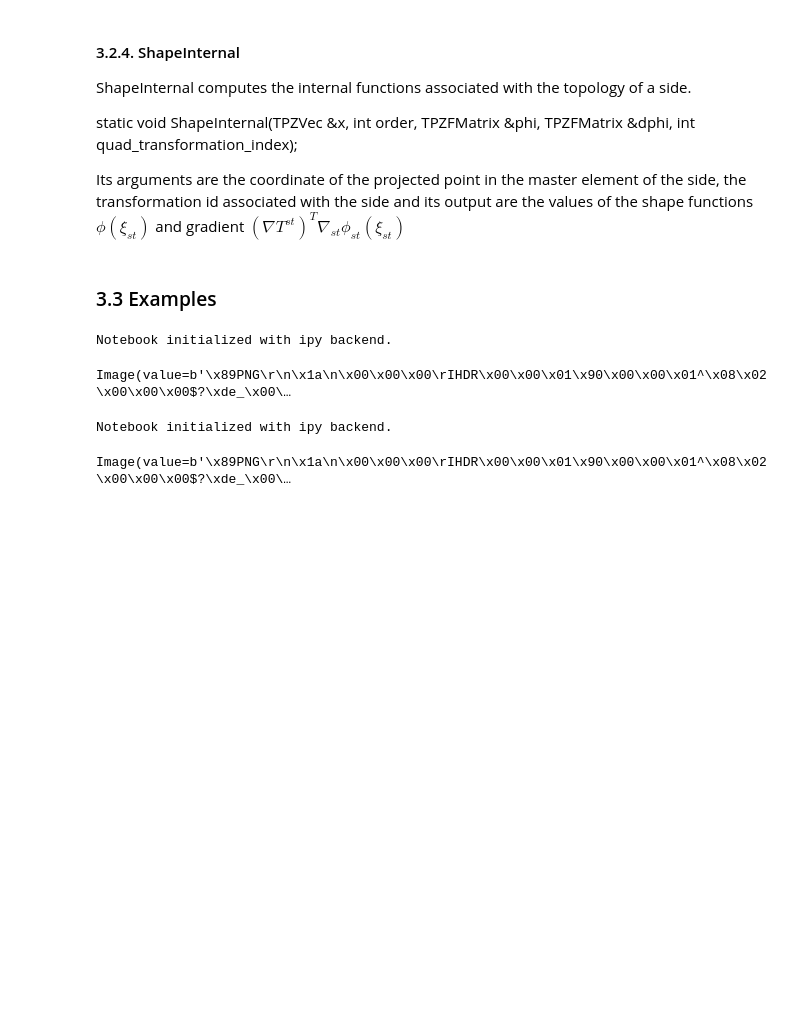
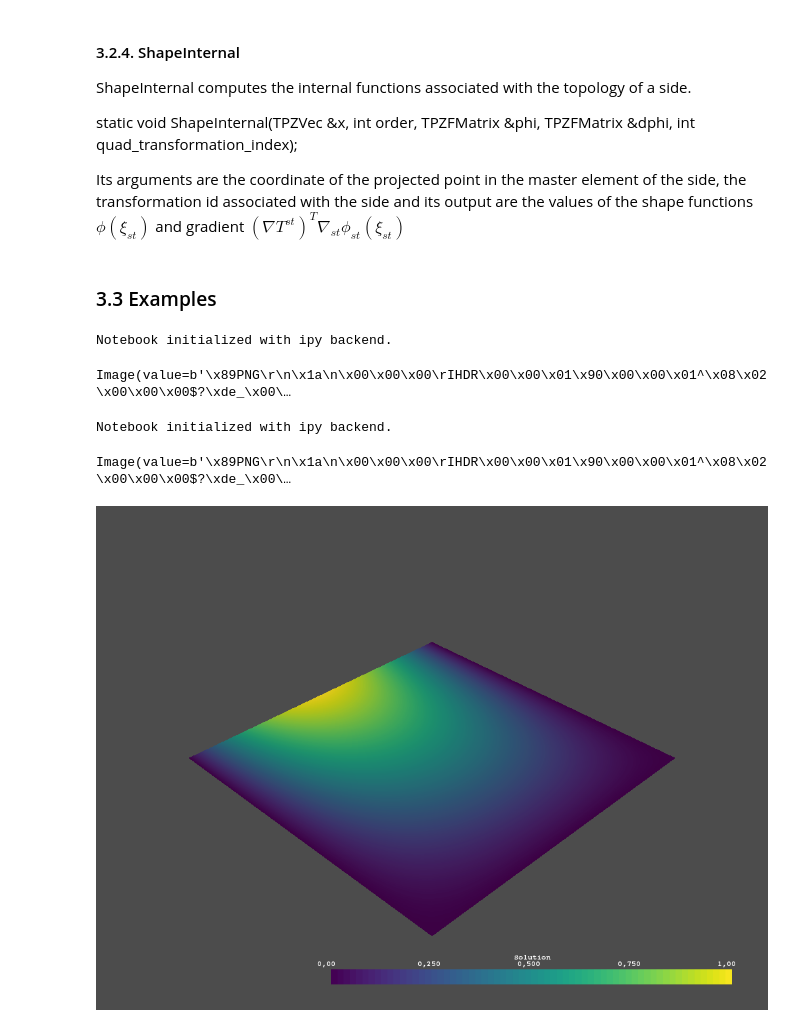
Before and after one commit to karolinneoc/JupyterNeoPZ, a Jupyter notebook: Shape-functions.ipynb, the cells around one changed output. Cells and saved outputs as stored; diff of their text form; code cells hidden in the pictures; blank space fills up the shorter version.

```diff
--- a/Shape-functions.ipynb
+++ b/Shape-functions.ipynb
@@ -132,3 +132,9 @@ fig
 # %% [output]
 Notebook initialized with ipy backend.
 Image(value=b'\x89PNG\r\n\x1a\n\x00\x00\x00\rIHDR\x00\x00\x01\x90\x00\x00\x01^\x08\x02\x00\x00\x00$?\xde_\x00\…
+# %%
+import pyvista as pv
+grid = pv.UnstructuredGrid('Shapes VTK/elementFunc.vtk8.scal_vec.0.vtk')
+grid.plot()
+# %% [output]
+[figure, added]
```
